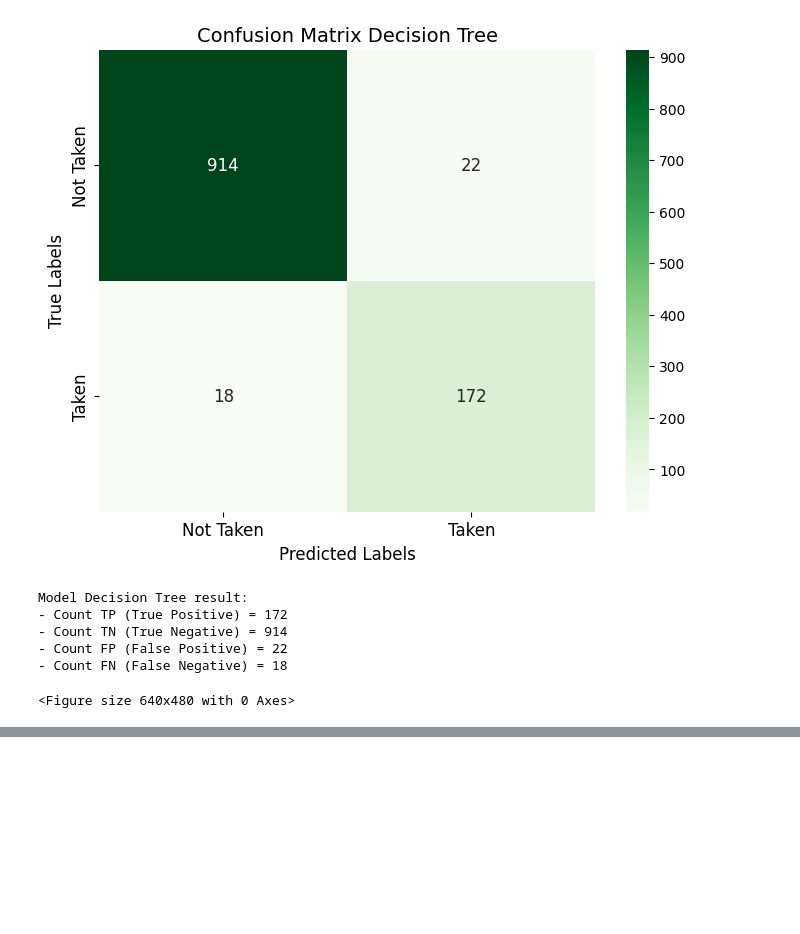
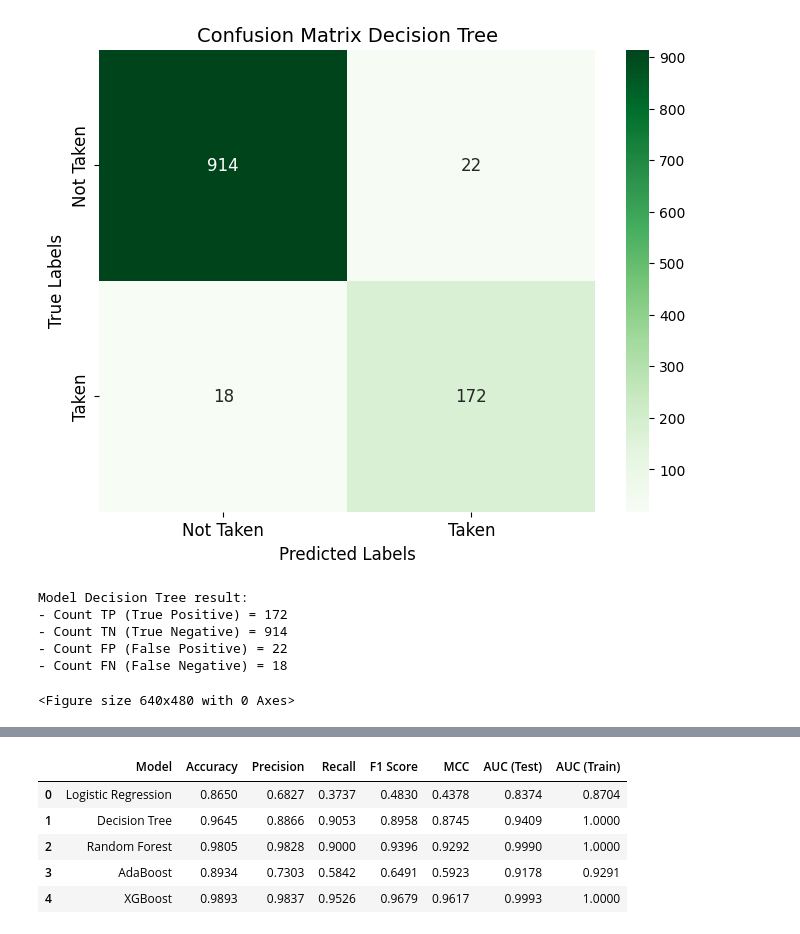
Before and after one commit to RaulSandj/E-Commerce-Churn-Analysis-and-Prediction, a Jupyter notebook: EcommAnalysis.ipynb, the cells around one changed output, grey strips where cells are left out. Saved outputs shown, nothing was run; the diff lists cells and outputs as text; code cells hidden in the pictures; blank space fills up the shorter version.

```diff
--- a/EcommAnalysis.ipynb
+++ b/EcommAnalysis.ipynb
@@ -524,0 +587,38 @@ Model Decision Tree result:
+# %%
+def eval_classification(model, X_train, y_train, X_test, y_test):
+    y_pred = model.predict(X_test)
+    y_pred_proba = model.predict_proba(X_test)
+    y_pred_proba_train = model.predict_proba(X_train)
+
+    accuracy = round(accuracy_score(y_test, y_pred), 4)
+    precision = round(precision_score(y_test, y_pred), 4)
+    recall = round(recall_score(y_test, y_pred), 4)
+    f1 = round(f1_score(y_test, y_pred), 4)
+    mcc = round(matthews_corrcoef(y_test, y_pred), 4)
+    auc_test = round(roc_auc_score(y_test, y_pred_proba[:, 1]), 4)
+    auc_train = round(roc_auc_score(y_train, y_pred_proba_train[:, 1]), 4)
+
+    return accuracy, precision, recall, f1, mcc, auc_test, auc_train
+
+def score_all_classification(model_list, X_train, y_train, X_test, y_test):
+    model_name = ['Logistic Regression', 'Decision Tree', 'Random Forest', 'AdaBoost', 'XGBoost']
+    eval_cols = ['Model', 'Accuracy', 'Precision', 'Recall', 'F1 Score', 'MCC', 'AUC (Test)', 'AUC (Train)']
+
+    eval_list = []
+    for name, model in zip(model_name, model_list):
+        result = eval_classification(model, X_train, y_train, X_test, y_test)
+        eval_list.append([name] + list(result))
+    df_model = pd.DataFrame(data=eval_list, columns=eval_cols)
+
+    return df_model
+# %%
+# Scoring base model
+model_list_base = [model_lr, model_dt, model_rf, model_adb, model_xgb]
+score_all_classification(model_list_base, X_train, y_train, X_test, y_test)
+# %% [output]
+|  | Model | Accuracy | Precision | Recall | F1 Score | MCC | AUC (Test) | AUC (Train) |
+| 0 | Logistic Regression | 0.8650 | 0.6827 | 0.3737 | 0.4830 | 0.4378 | 0.8374 | 0.8704 |
+| 1 | Decision Tree | 0.9645 | 0.8866 | 0.9053 | 0.8958 | 0.8745 | 0.9409 | 1.0000 |
+| 2 | Random Forest | 0.9805 | 0.9828 | 0.9000 | 0.9396 | 0.9292 | 0.9990 | 1.0000 |
+| 3 | AdaBoost | 0.8934 | 0.7303 | 0.5842 | 0.6491 | 0.5923 | 0.9178 | 0.9291 |
+| 4 | XGBoost | 0.9893 | 0.9837 | 0.9526 | 0.9679 | 0.9617 | 0.9993 | 1.0000 |
```
Also changed, not shown: parts of 13 cells of this notebook.
